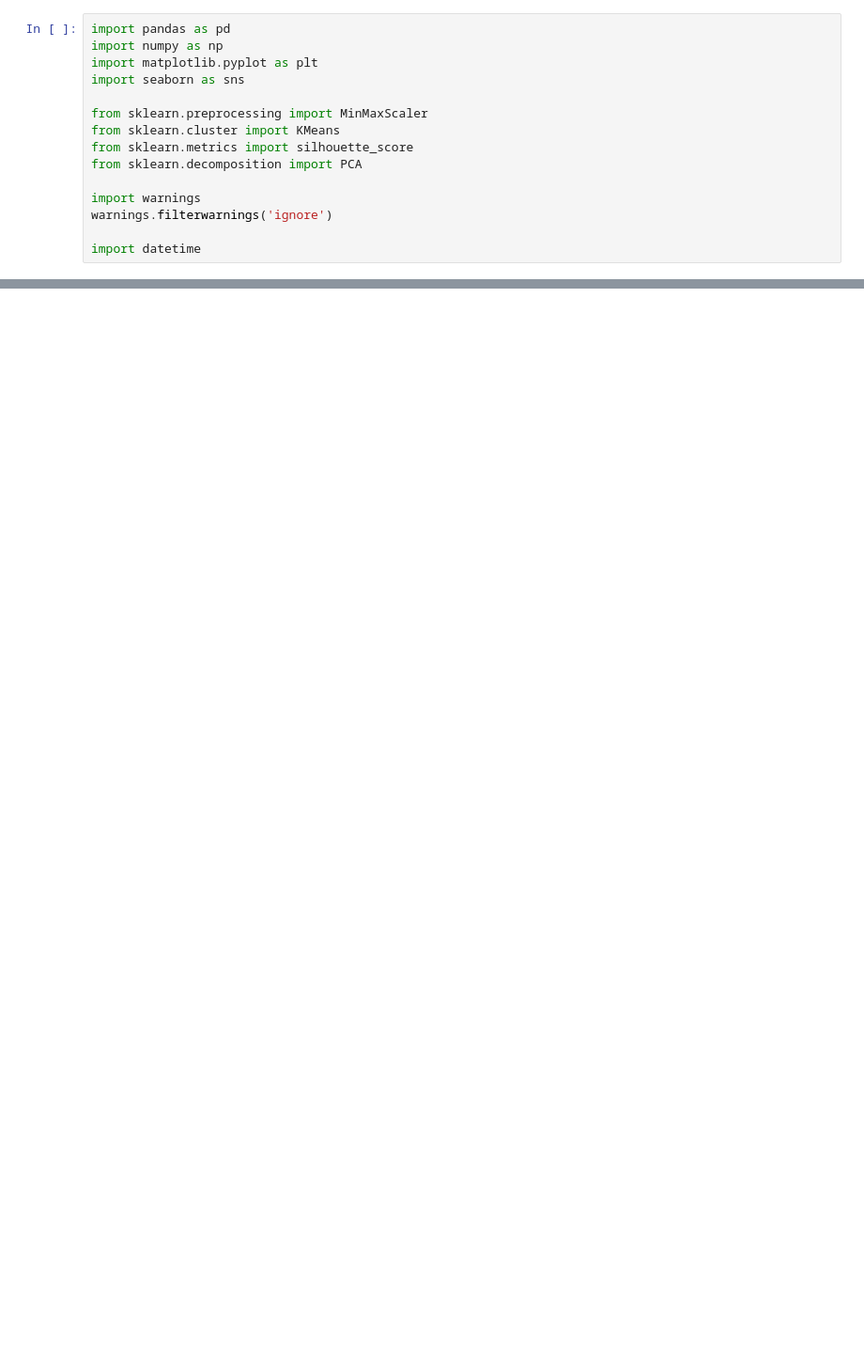
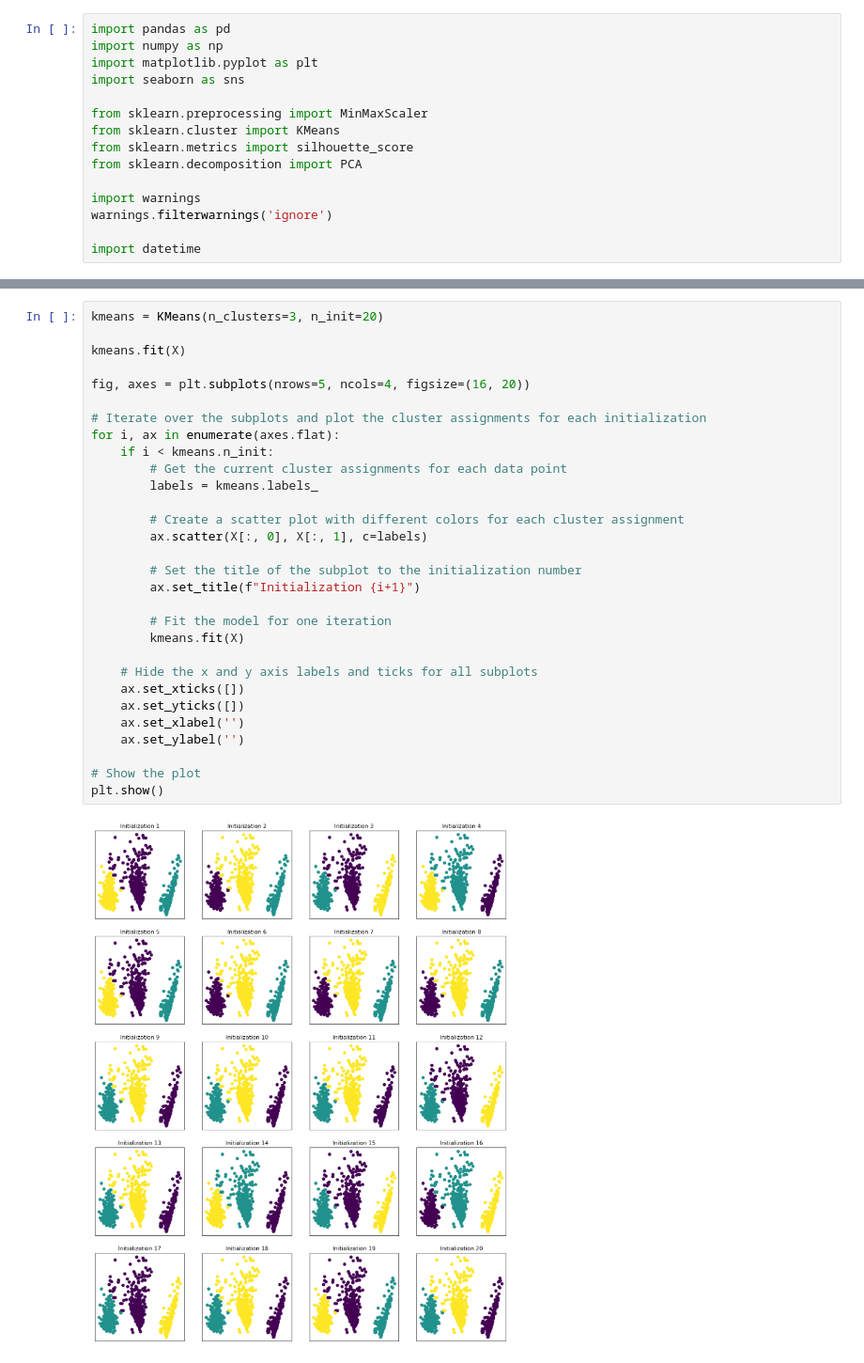
Before and after one commit to taaaraaa/Unsupervised-Learning, a Jupyter notebook: Strech.ipynb, the cells around one changed output, grey strips where cells are left out. Shown: that part at 94% size. Drawn from its saved outputs; the diff is of its cells as text; blank space fills up the shorter version.

Commit message:
Behaviour clusters  evolving in each iteration

```diff
--- a/Strech.ipynb
+++ b/Strech.ipynb
@@ -87,0 +21,32 @@ for i in range(1,21):
+# %%
+kmeans = KMeans(n_clusters=3, n_init=20)
+
+kmeans.fit(X)
+
+fig, axes = plt.subplots(nrows=5, ncols=4, figsize=(16, 20))
+
+# Iterate over the subplots and plot the cluster assignments for each initialization
+for i, ax in enumerate(axes.flat):
+    if i < kmeans.n_init:
+        # Get the current cluster assignments for each data point
+        labels = kmeans.labels_
+
+        # Create a scatter plot with different colors for each cluster assignment
+        ax.scatter(X[:, 0], X[:, 1], c=labels)
+
+        # Set the title of the subplot to the initialization number
+        ax.set_title(f"Initialization {i+1}")
+
+        # Fit the model for one iteration
+        kmeans.fit(X)
+
+    # Hide the x and y axis labels and ticks for all subplots
+    ax.set_xticks([])
+    ax.set_yticks([])
+    ax.set_xlabel('')
+    ax.set_ylabel('')
+
+# Show the plot
+plt.show()
+# %% [output]
+[figure, added]
```
Also changed, not shown: parts of 4 cells of this notebook.
